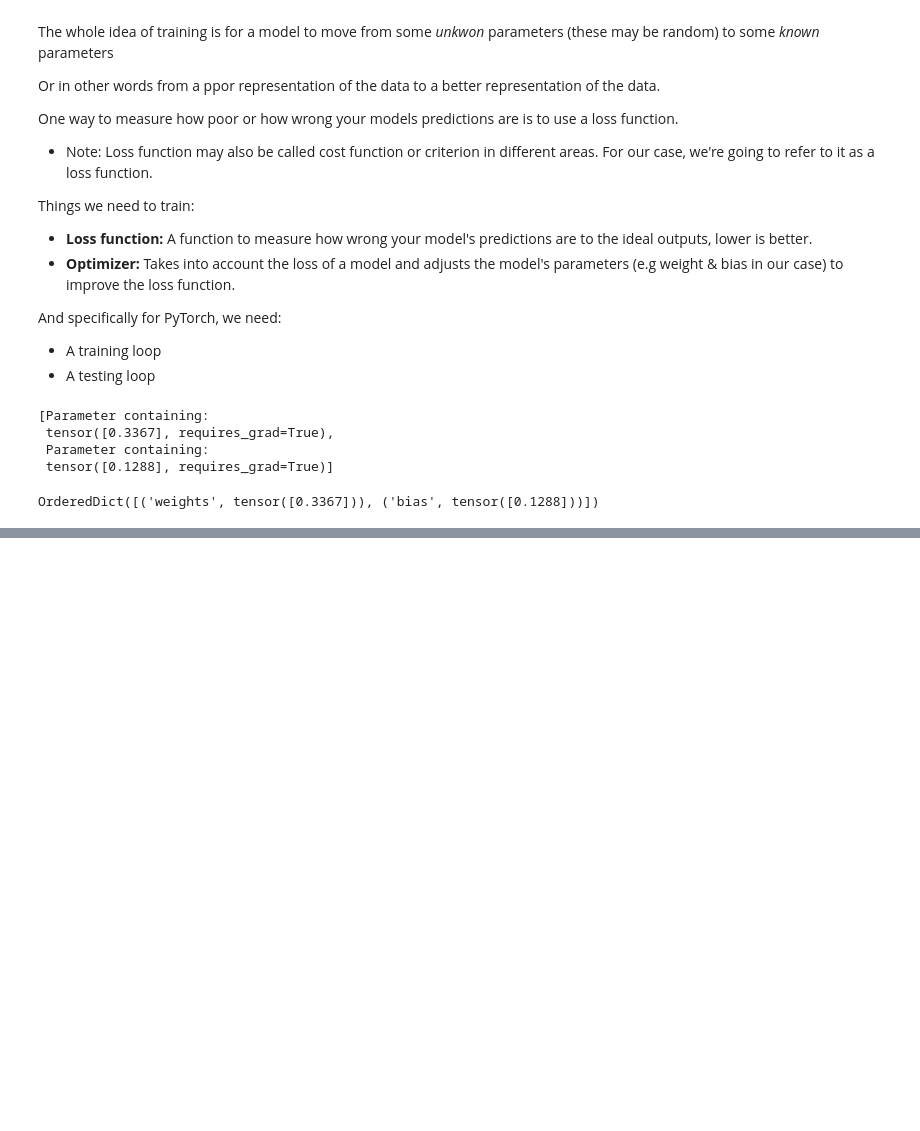
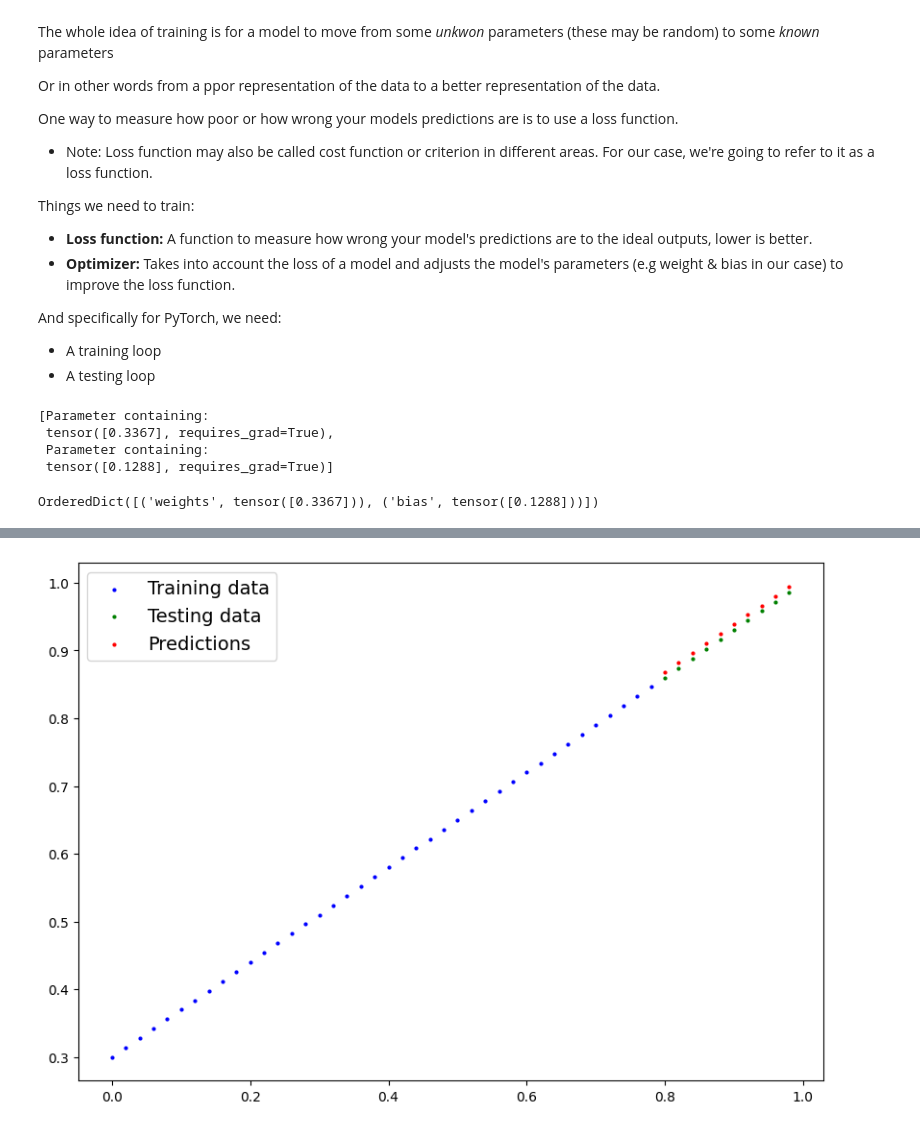
Before and after one commit to Renato1478/PytorchForDeepLearning, a Jupyter notebook: 01_pytorch_workflow.ipynb, the cells around one changed output, grey strips where cells are left out. Cells and saved outputs as stored; diff of their text form; code cells hidden in the pictures; blank space fills up the shorter version.

Commit message:
saving and loading models

```diff
--- a/01_pytorch_workflow.ipynb
+++ b/01_pytorch_workflow.ipynb
@@ -278,0 +389,3 @@ optimizer = torch.optim.SGD(params=model_0.parameters(),
+# %%
+with torch.inference_mode():
+    y_preds_new = model_0(X_test)
@@ -278,0 +396,4 @@ optimizer = torch.optim.SGD(params=model_0.parameters(),
+# %%
+plot_predictions(predictions=y_preds_new)
+# %% [output]
+[figure, added]
```
Also changed, not shown: parts of 15 cells of this notebook, 1 other file.
